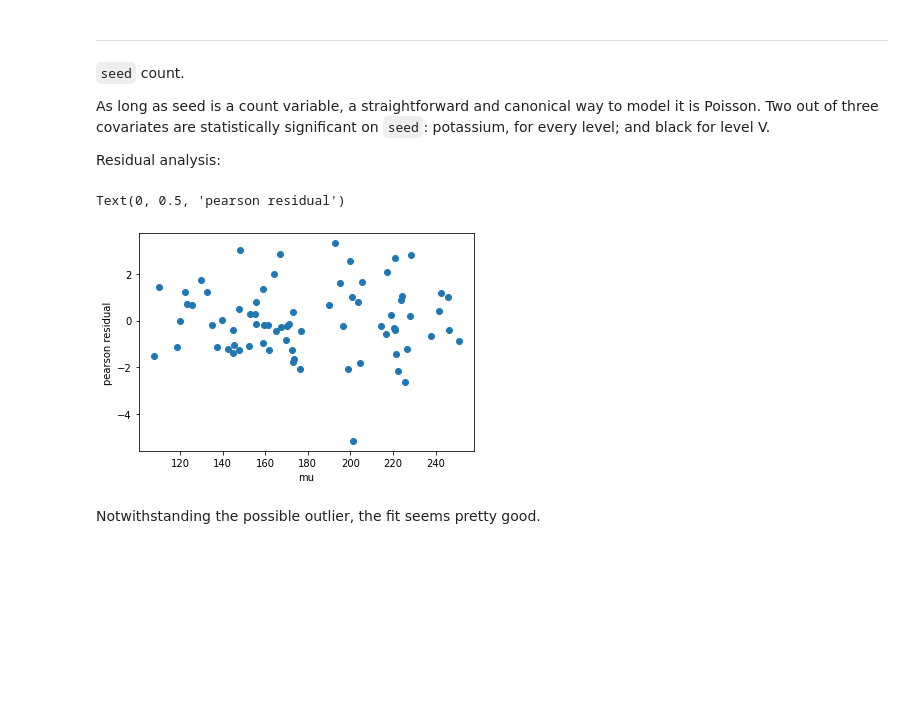
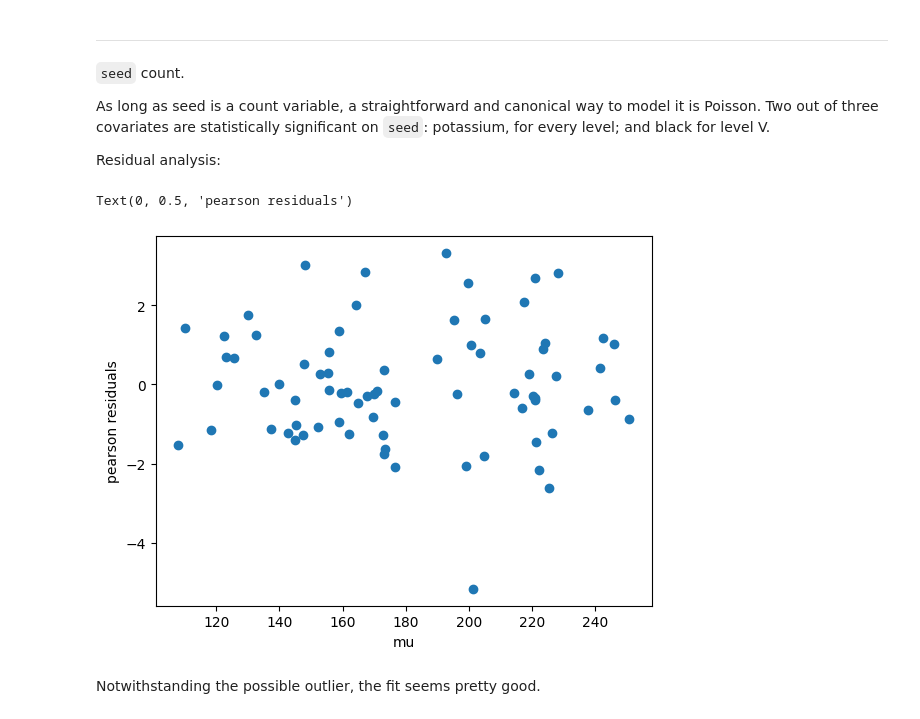
Before and after one commit to jeancmaia/mcglm, a Jupyter notebook: nbks/qualification_examples.ipynb, the cells around one changed output. Saved outputs shown, nothing was run; the diff lists cells and outputs as text; code cells hidden in the pictures; blank space fills up the shorter version.

```diff
--- a/nbks/qualification_examples.ipynb
+++ b/nbks/qualification_examples.ipynb
@@ -290,11 +289,11 @@ Residual analysis:
 # %%
 # seeds. residual analysis
 plt.scatter(mcglmresults.mu[1], mcglmresults.pearson_residuals[1])
 plt.xlabel("mu")
-plt.ylabel("pearson residual")
+plt.ylabel("pearson residuals")
 # %% [output]
-Text(0, 0.5, 'pearson residual')
+Text(0, 0.5, 'pearson residuals')
-[figure, old version]
+[figure, new version]
 # %% [markdown]
 Notwithstanding the possible outlier, the fit seems pretty good.
 # %% [markdown]
```
Also changed, not shown: parts of 6 cells of this notebook.
